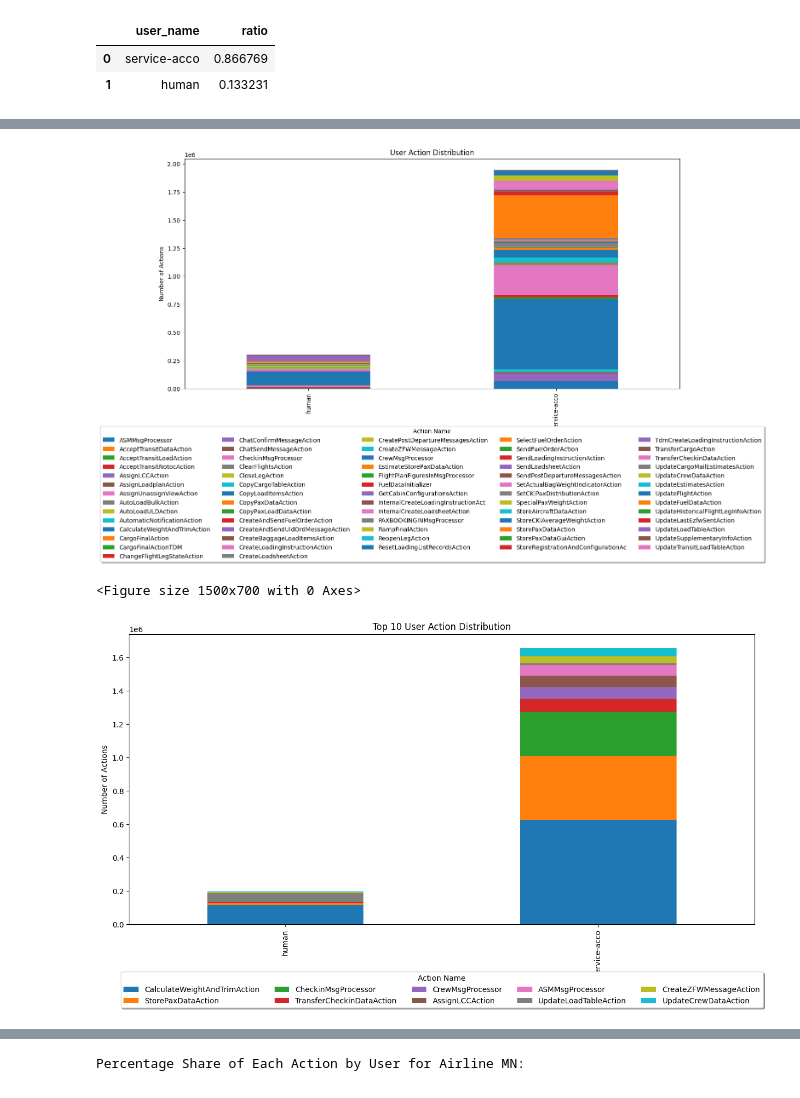
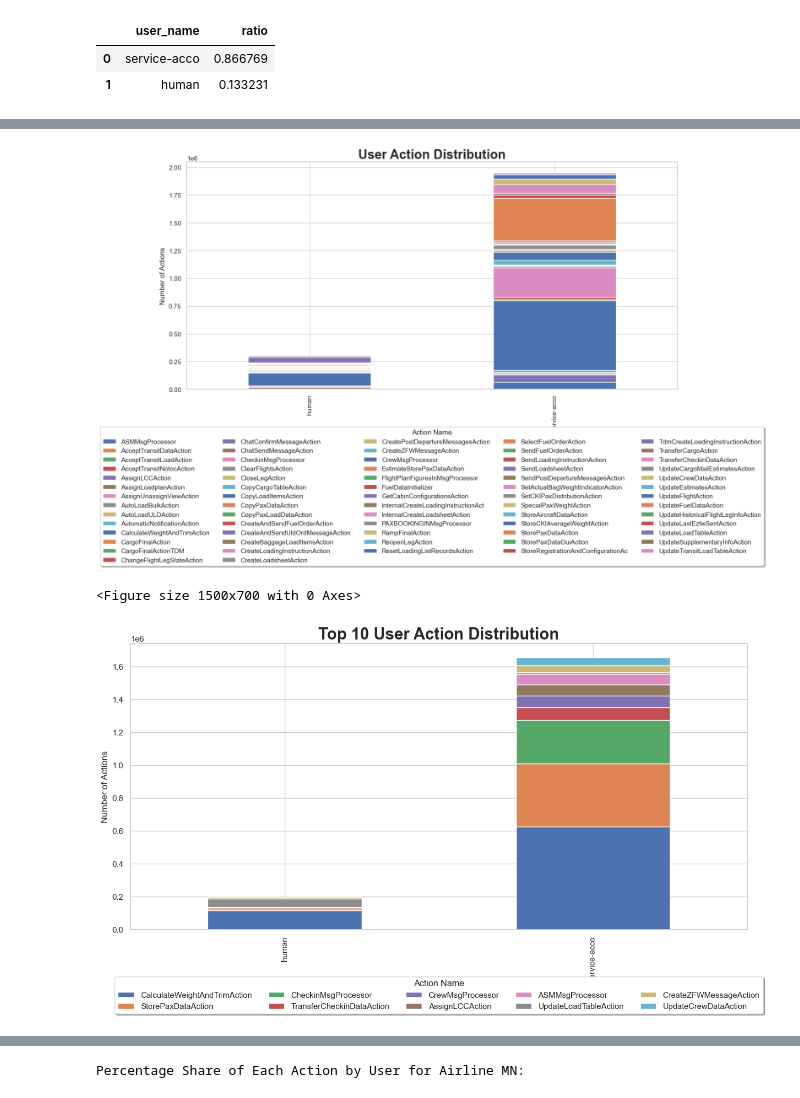
Before and after one commit to aref-hasan/aircraft_load, a Jupyter notebook: visualization/data_exploration.ipynb, the cells around one changed output, grey strips where cells are left out. Drawn from its saved outputs; the diff is of its cells as text; code cells hidden in the pictures.

```diff
--- a/visualization/data_exploration.ipynb
+++ b/visualization/data_exploration.ipynb
@@ -408,46 +410,47 @@ KeyError: 'ratio'
+# %%
+# count actions by type for each user
+user_action_counts = data.groupby(['user_name', 'action_name']).size().unstack().fillna(0)
+
+# plot action distribution for each user
+ax = user_action_counts.plot(kind='bar', stacked=True, figsize=(15, 7))
+plt.title('User Action Distribution', fontsize=22, fontweight='bold')
+plt.xlabel('User Name')
+plt.ylabel('Number of Actions')
+
+# move legend below the plot and make it horizontal
+handles, labels = ax.get_legend_handles_labels()
+ax.legend(handles, labels, loc='upper center', bbox_to_anchor=(0.5, -0.15),
+          fancybox=True, shadow=True, ncol=5, title='Action Name')
+
+plt.savefig('./graphics/user_action_distribution.svg')
+
+plt.show()
+# %% [output]
+[figure, added]
 # %%
-# count actions by type for each user
-user_action_counts = data.groupby(['user_name', 'action_name']).size().unstack().fillna(0)
-
-# plot action distribution for each user
-ax = user_action_counts.plot(kind='bar', stacked=True, figsize=(15, 7))
-plt.title('User Action Distribution')
-plt.xlabel('User Name')
-plt.ylabel('Number of Actions')
-
-# move legend below the plot and make it horizontal
-handles, labels = ax.get_legend_handles_labels()
-ax.legend(handles, labels, loc='upper center', bbox_to_anchor=(0.5, -0.15),
-          fancybox=True, shadow=True, ncol=5, title='Action Name')
-
-# show the plot
-plt.show()
-
-
-# get the top 10 most frequent actions
-top_n = 10
-top_actions = user_action_counts.sum().nlargest(top_n).index
+top_actions = user_action_counts.sum().nlargest(10).index
 
 # filter the dataframe to include only the top actions
 top_user_action_counts = user_action_counts[top_actions]
 
 # plot action distribution for each user
 plt.figure(figsize=(15, 7))
 top_user_action_counts.plot(kind='bar', stacked=True, figsize=(15, 7))
-plt.title(f'Top {top_n} User Action Distribution')
+plt.title(f'Top 10 User Action Distribution', fontsize=22, fontweight='bold')
 plt.xlabel('User Name')
 plt.ylabel('Number of Actions')
 
 # move legend below the plot and make it horizontal
 handles, labels = plt.gca().get_legend_handles_labels()
 plt.legend(handles, labels, loc='upper center', bbox_to_anchor=(0.5, -0.15),
            fancybox=True, shadow=True, ncol=5, title='Action Name')
 
+plt.savefig('./graphics/user_action_distribution_10.svg')
+
 plt.show()
 # %% [output]
+<Figure size 1500x700 with 0 Axes>
-[figure, old version]
+[figure, new version]
-<Figure size 1500x700 with 0 Axes>
-[figure, removed]
 # %%
 # count actions by type for each user
 user_action_counts = data.groupby(['user_name', 'action_name']).size().unstack().fillna(0)
```
Also changed, not shown: parts of 17 cells of this notebook, 23 other files.
